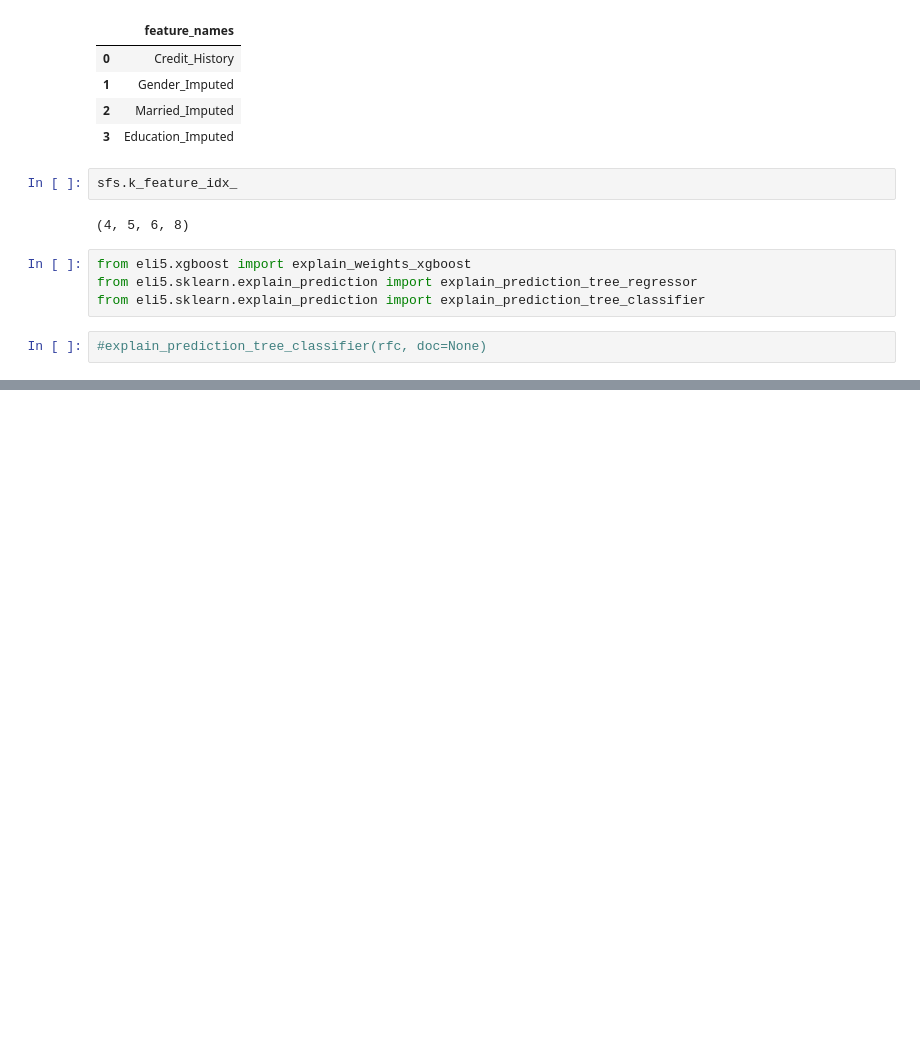
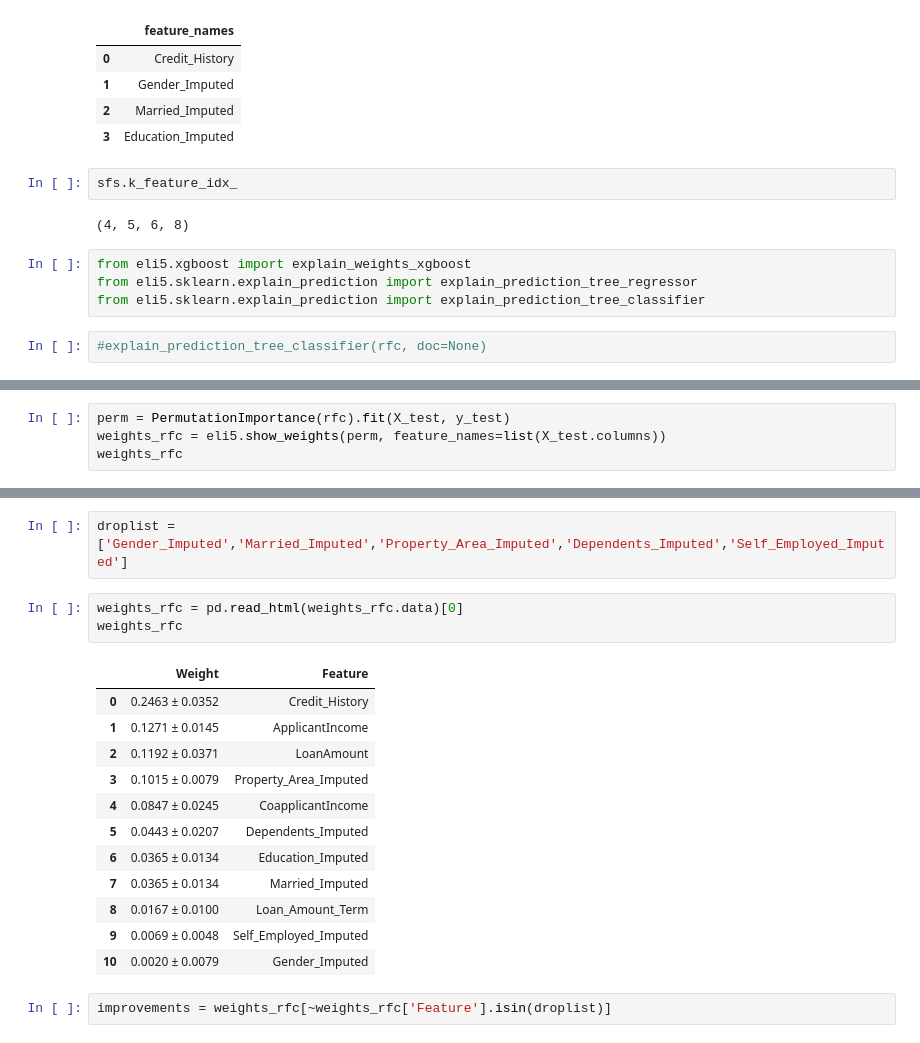
Before and after one commit to Jkfyr/Tin200, a Jupyter notebook: TIN200_ML.ipynb, the cells around one changed output, grey strips where cells are left out. Cells and saved outputs as stored; diff of their text form; blank space fills up the shorter version.

Commit message:
Weights og improvements dataframes fikset.
Skaff deg en grill

```diff
--- a/TIN200_ML.ipynb
+++ b/TIN200_ML.ipynb
@@ -634,0 +620,4 @@ from eli5.sklearn.explain_prediction import explain_prediction_tree_classifier
+# %%
+perm = PermutationImportance(rfc).fit(X_test, y_test)
+weights_rfc = eli5.show_weights(perm, feature_names=list(X_test.columns))
+weights_rfc
@@ -634,0 +651,20 @@ from eli5.sklearn.explain_prediction import explain_prediction_tree_classifier
+# %%
+droplist = ['Gender_Imputed','Married_Imputed','Property_Area_Imputed','Dependents_Imputed','Self_Employed_Imputed']
+# %%
+weights_rfc = pd.read_html(weights_rfc.data)[0]
+weights_rfc
+# %% [output]
+|  | Weight | Feature |
+| 0 | 0.2463 ± 0.0352 | Credit_History |
+| 1 | 0.1271 ± 0.0145 | ApplicantIncome |
+| 2 | 0.1192 ± 0.0371 | LoanAmount |
+| 3 | 0.1015 ± 0.0079 | Property_Area_Imputed |
+| 4 | 0.0847 ± 0.0245 | CoapplicantIncome |
+| 5 | 0.0443 ± 0.0207 | Dependents_Imputed |
+| 6 | 0.0365 ± 0.0134 | Education_Imputed |
+| 7 | 0.0365 ± 0.0134 | Married_Imputed |
+| 8 | 0.0167 ± 0.0100 | Loan_Amount_Term |
+| 9 | 0.0069 ± 0.0048 | Self_Employed_Imputed |
+| 10 | 0.0020 ± 0.0079 | Gender_Imputed |
+# %%
+improvements = weights_rfc[~weights_rfc['Feature'].isin(droplist)]
```
Also changed, not shown: parts of 17 cells of this notebook.
